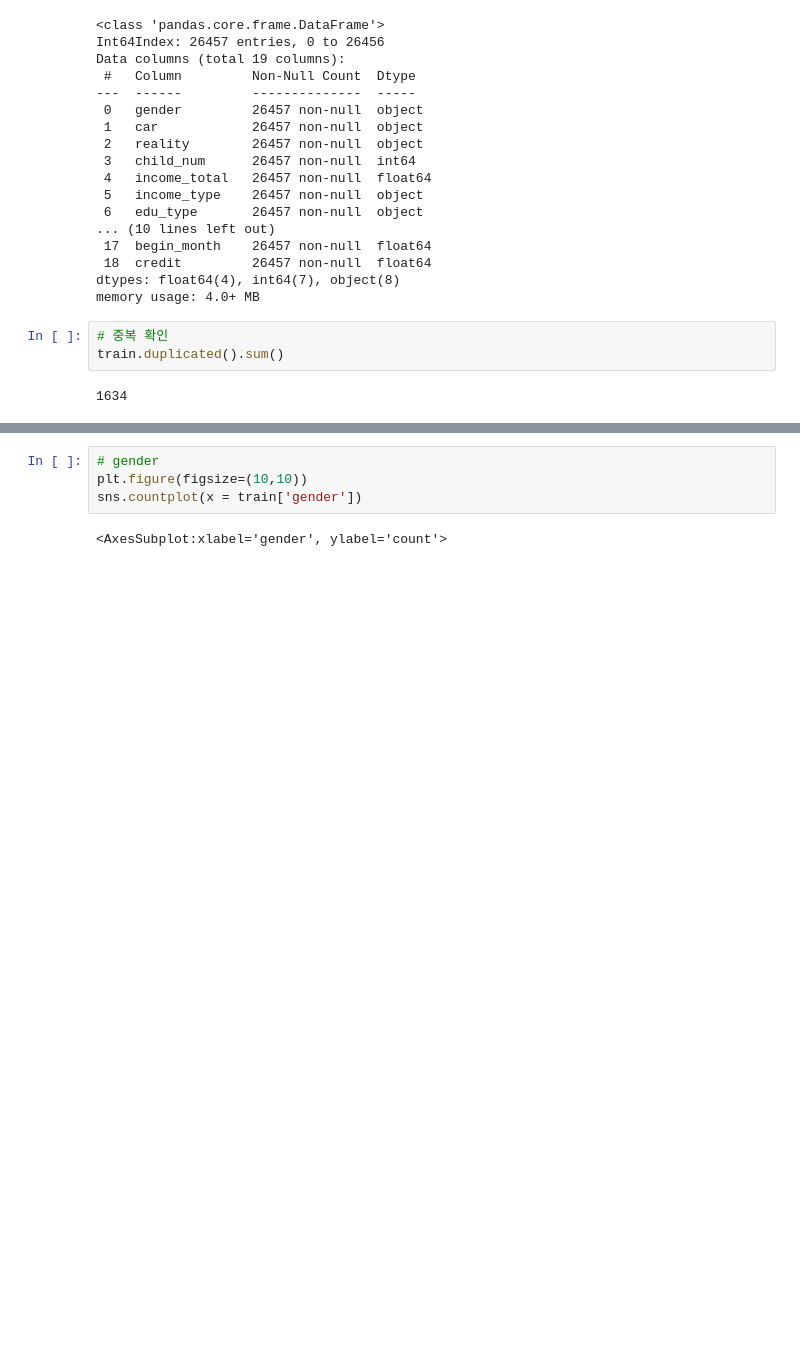
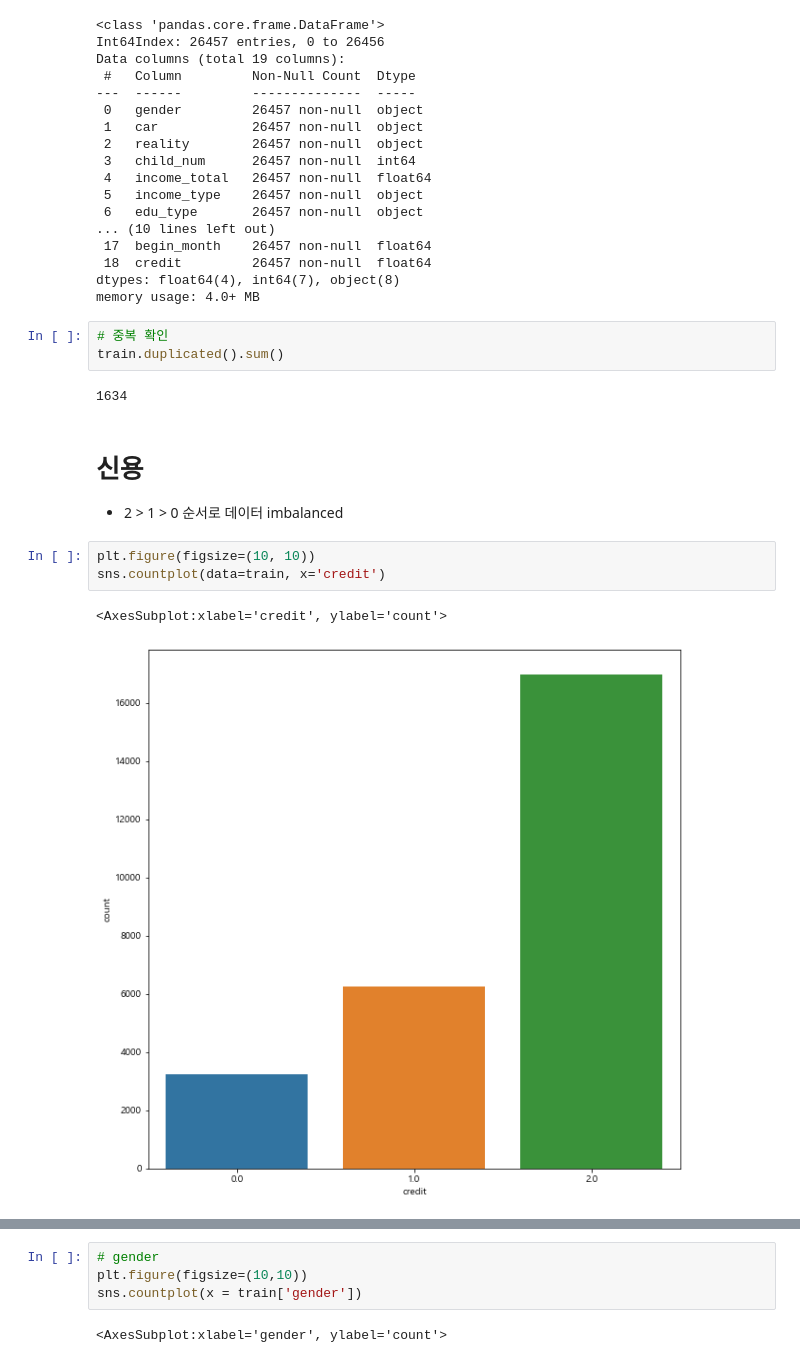
Before and after one commit to kwjinwoo/DCC, a Jupyter notebook: structure data/task2/jinwoo/EDA.ipynb, the cells around one changed output, grey strips where cells are left out. Saved outputs shown, nothing was run; the diff lists cells and outputs as text; blank space fills up the shorter version.

```diff
--- a/structure data/task2/jinwoo/EDA.ipynb
+++ b/structure data/task2/jinwoo/EDA.ipynb
@@ -129,3 +129,12 @@ memory usage: 4.0+ MB
 train.duplicated().sum()
 # %% [output]
 1634
+# %% [markdown]
+# 신용
+* 2 > 1 > 0 순서로 데이터 imbalanced
+# %%
+plt.figure(figsize=(10, 10))
+sns.countplot(data=train, x='credit')
+# %% [output]
+<AxesSubplot:xlabel='credit', ylabel='count'>
+[figure, added]
```
Also changed, not shown: parts of 39 cells of this notebook.
